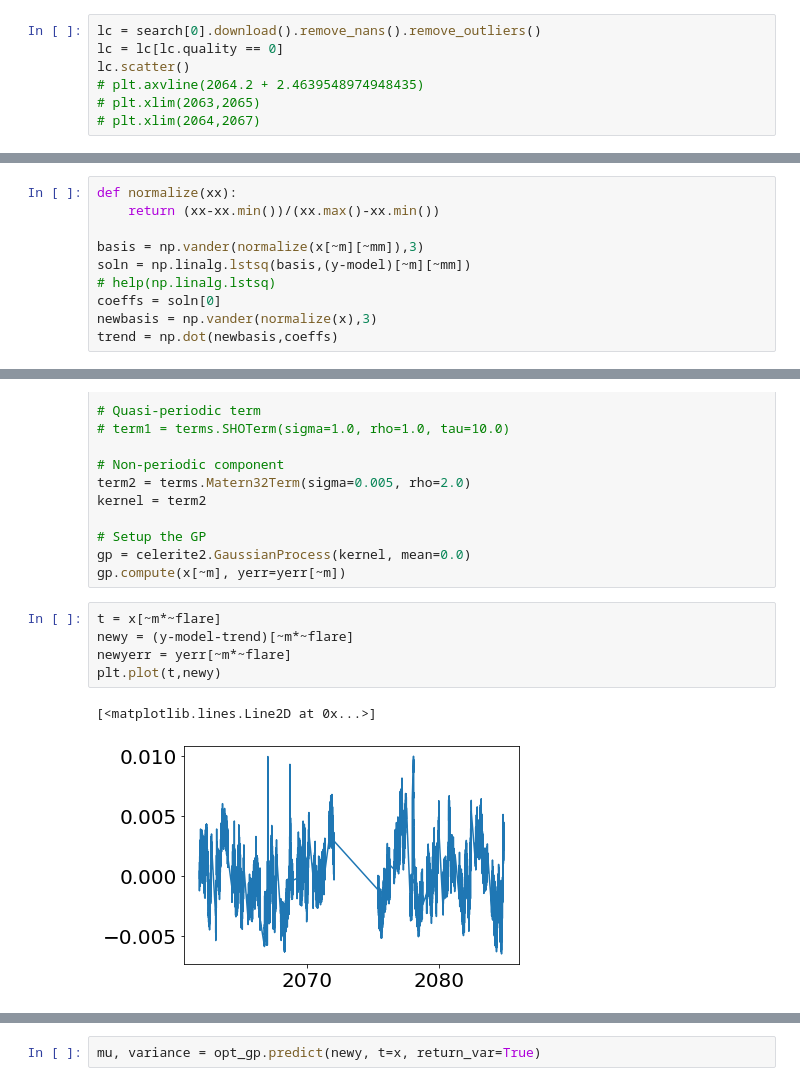
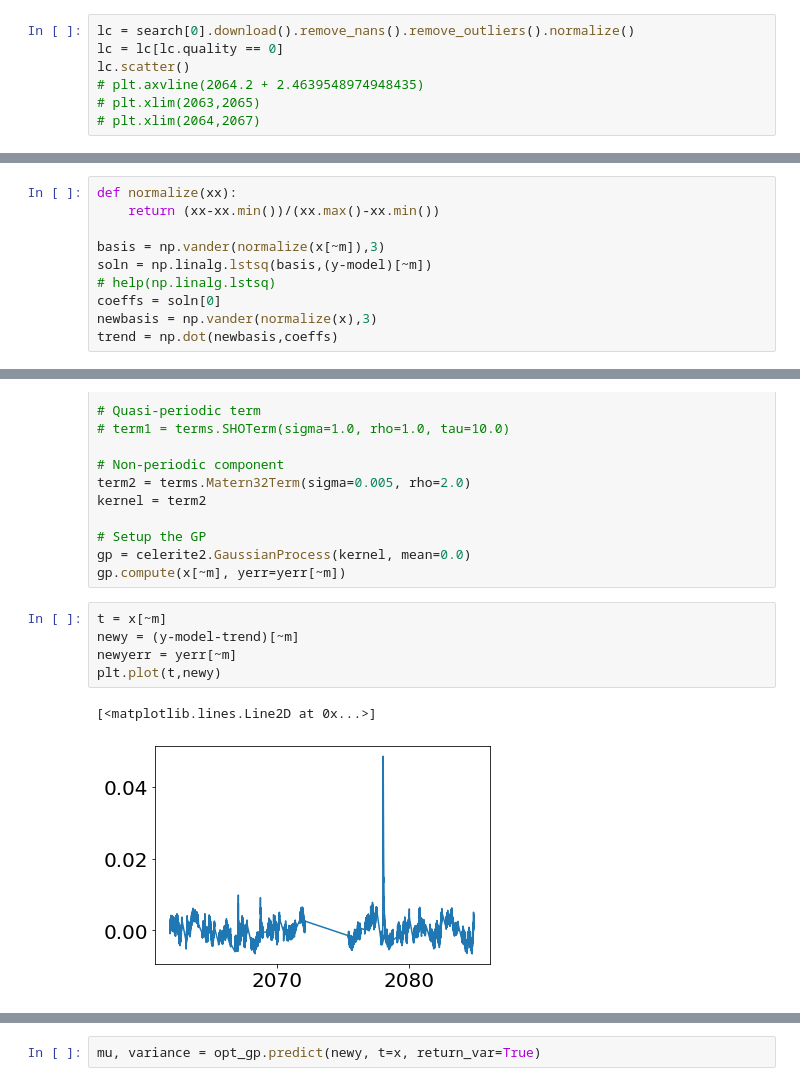
Before and after one commit to benjaminpope/mtv, a Jupyter notebook: notebooks/z_ind.ipynb, the cells around one changed output, grey strips where cells are left out. Cells and saved outputs as stored; diff of their text form.

```diff
--- a/notebooks/z_ind.ipynb
+++ b/notebooks/z_ind.ipynb
@@ -32,5 +37,5 @@ search = lk.search_lightcurvefile("Z Ind",exptime=120)
 # %%
-lc = search[0].download().remove_nans().remove_outliers()
+lc = search[0].download().remove_nans().remove_outliers().normalize()
 lc = lc[lc.quality == 0]
 lc.scatter()
 # plt.axvline(2064.2 + 2.4639548974948435)
@@ -439,8 +468,8 @@ plt.plot(x,model)
 def normalize(xx):
     return (xx-xx.min())/(xx.max()-xx.min())
 
-basis = np.vander(normalize(x[~m][~mm]),3)
-soln = np.linalg.lstsq(basis,(y-model)[~m][~mm])
+basis = np.vander(normalize(x[~m]),3)
+soln = np.linalg.lstsq(basis,(y-model)[~m])
 # help(np.linalg.lstsq)
 coeffs = soln[0]
 newbasis = np.vander(normalize(x),3)
@@ -485,13 +514,13 @@ kernel = term2
 gp = celerite2.GaussianProcess(kernel, mean=0.0)
 gp.compute(x[~m], yerr=yerr[~m])
 # %%
-t = x[~m*~flare]
-newy = (y-model-trend)[~m*~flare]
-newyerr = yerr[~m*~flare]
+t = x[~m]
+newy = (y-model-trend)[~m]
+newyerr = yerr[~m]
 plt.plot(t,newy)
 # %% [output]
 [<matplotlib.lines.Line2D at 0x...>]
-[figure, old version]
+[figure, new version]
 # %%
 from scipy.optimize import minimize
 
```
Also changed, not shown: parts of 32 cells of this notebook.
